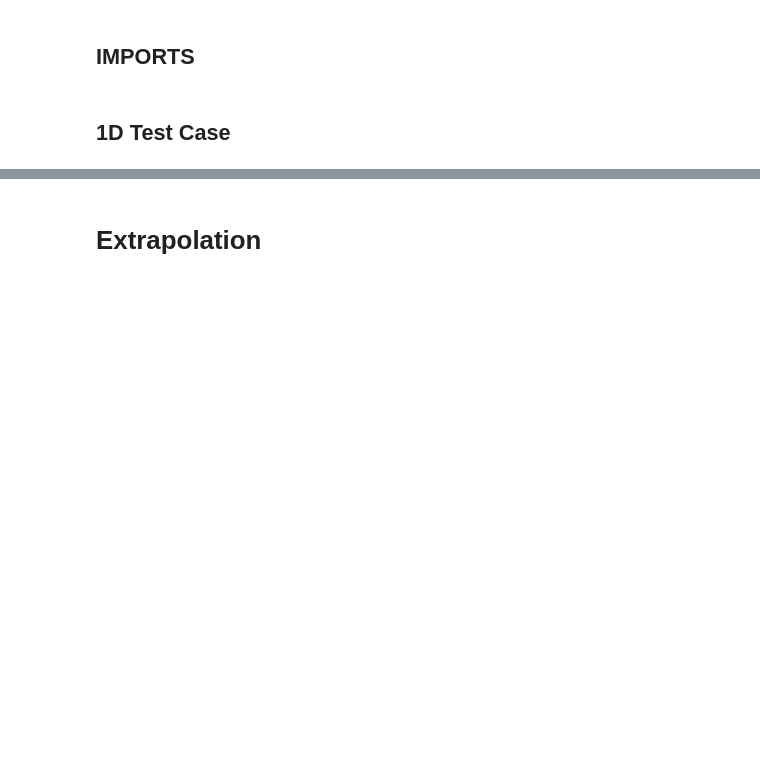
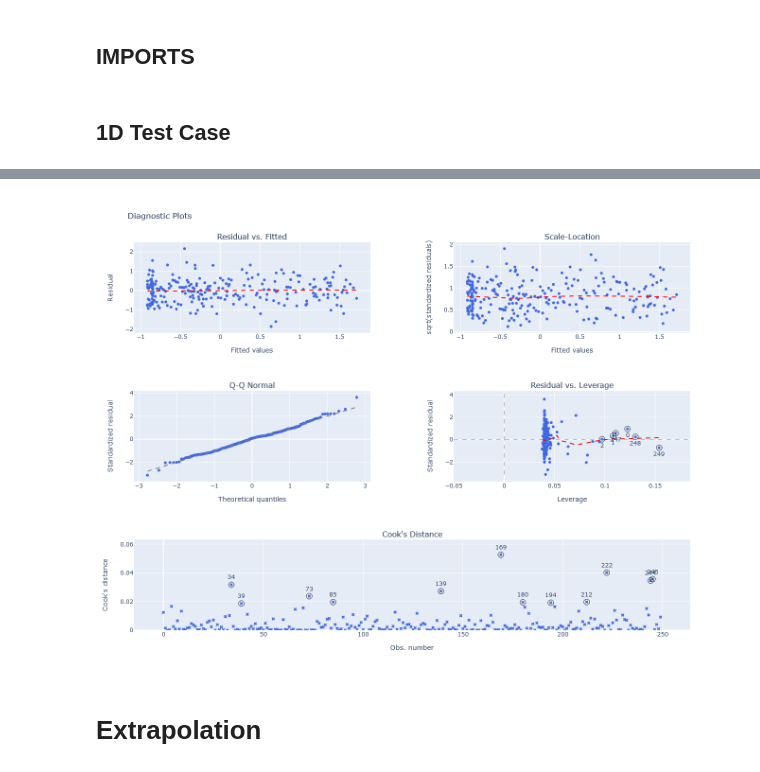
Before and after one commit to j-cap/Master-Thesis, a Jupyter notebook: Code/SplinesInPython/Testing_and_Typing.ipynb, the cells around one changed output, grey strips where cells are left out. Saved outputs shown, nothing was run; the diff lists cells and outputs as text; code cells hidden in the pictures; blank space fills up the shorter version.

```diff
--- a/Code/SplinesInPython/Testing_and_Typing.ipynb
+++ b/Code/SplinesInPython/Testing_and_Typing.ipynb
@@ -76,3 +94,7 @@ array([0, 0, 0, ..., 0, 0, 0])
+# %%
+M1.plot_diagosticPlots(y=y)
+# %% [output]
+[figure, added]
 # %% [markdown]
 # Extrapolation
 # %%
```
Also changed, not shown: parts of 6 cells of this notebook, 2 other files.
